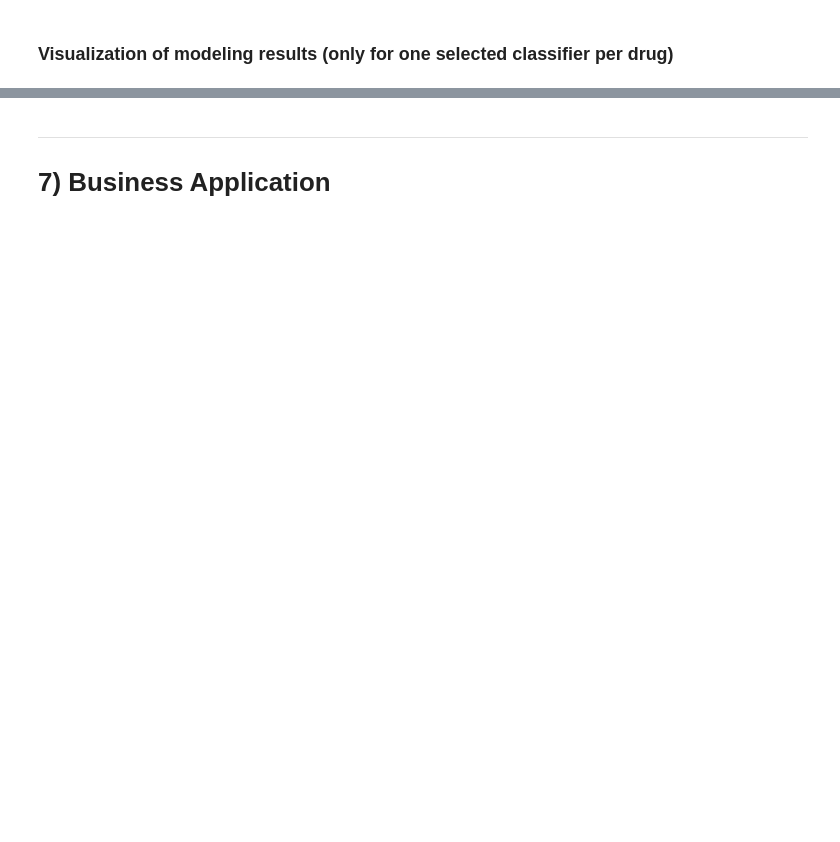
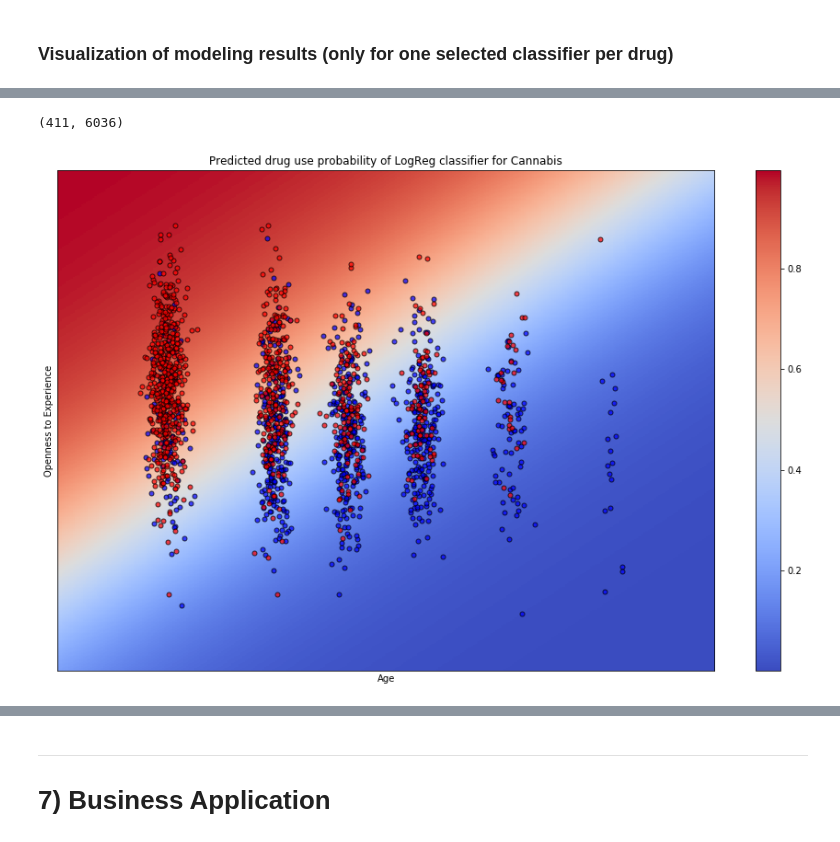
Before and after one commit to KarimaCha/Personality_Drug_Project, a Jupyter notebook: Personality_Drug_Project_Final.ipynb, the cells around one changed output, grey strips where cells are left out. Drawn from its saved outputs; the diff is of its cells as text; code cells hidden in the pictures; blank space fills up the shorter version.

```diff
--- a/Personality_Drug_Project_Final.ipynb
+++ b/Personality_Drug_Project_Final.ipynb
@@ -959,0 +894,60 @@ dt_small.feature_importances_
+# %%
+xx.shape
+# %% [output]
+(411, 6036)
+# %%
+# Cannabis vs. Age & OScore
+# https://scikit-learn.org/stable/auto_examples/classification/plot_classification_probability.html
+
+drug = 'Cannabis'
+X = df_model.loc[:,['Age','Oscore']]
+X = pd.DataFrame(StandardScaler().fit_transform(X), columns = X.columns)
+y = df_model[drug]
+
+clf = LogisticRegression(solver='liblinear')
+clf.fit(X, y)
+
+
+def make_meshgrid(x, y, h1=.02, h2=0.02):
+    x_min, x_max = x.min() - 1, x.max() + 1
+    y_min, y_max = y.min() - 1, y.max() + 1
+    xx, yy = np.meshgrid(np.arange(x_min, x_max, h1), np.arange(y_min, y_max, h2))
+    return xx, yy
+
+def rand_jitter(arr,j):
+    stdev = j*(max(arr)-min(arr))
+    return arr + np.random.randn(len(arr)) * stdev
+
+
+fig, ax = plt.subplots(figsize=(16,10))
+#figure = plt.figure(figsize=(7,25))
+title = ('Predicted drug use probability of LogReg classifier for Cannabis')  # title for the plot
+
+# Set up grid for plotting
+X0, X1 = X.Age, X.Oscore
+xx, yy = make_meshgrid(X0, X1)
+Xfull = np.c_[xx.ravel(), yy.ravel()]
+
+# View probabilities:
+#probas = clf.predict_proba(Xfull)[:,1]
+probas = clf.predict_proba(Xfull)[:,1]
+
+imshow_handle = plt.imshow(probas.reshape((xx.shape[0], xx.shape[1])),cmap=plt.cm.coolwarm,aspect='auto',
+                           extent=(xx.min(), xx.max(), yy.min(), yy.max()), origin='lower')
+plt.scatter(rand_jitter(X0[y==0],0.02), rand_jitter(X1[y==0],0.02), c='blue',
+            s=25, edgecolors='k', alpha=0.7, label='non-user')
+plt.scatter(rand_jitter(X0[y==1],0.02), rand_jitter(X1[y==1],0.02), c='red',
+            s=25, edgecolors='k', alpha=0.7, label='user')
+#plt.scatter(X0, X1, marker='o', c='w', edgecolor='k')
+
+plt.title(title)
+plt.xticks(())
+plt.yticks(())
+
+plt.ylabel('Openness to Experience')
+plt.xlabel('Age')
+
+plt.colorbar(imshow_handle, orientation='vertical')  # cax=ax,
+plt.show()
+# %% [output]
+[figure, added]
```
Also changed, not shown: parts of 36 cells of this notebook.
